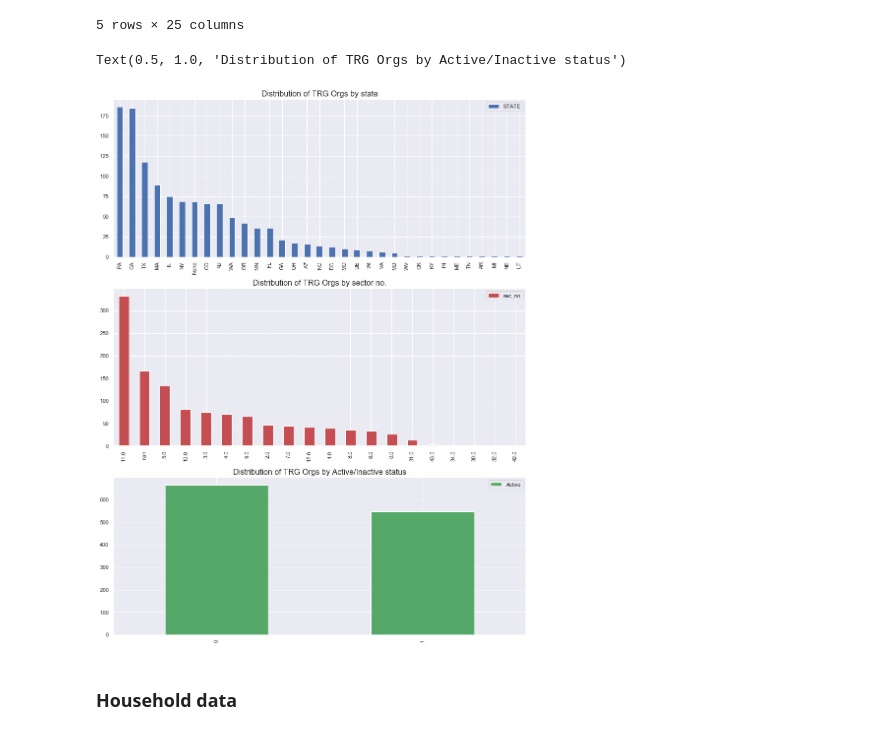
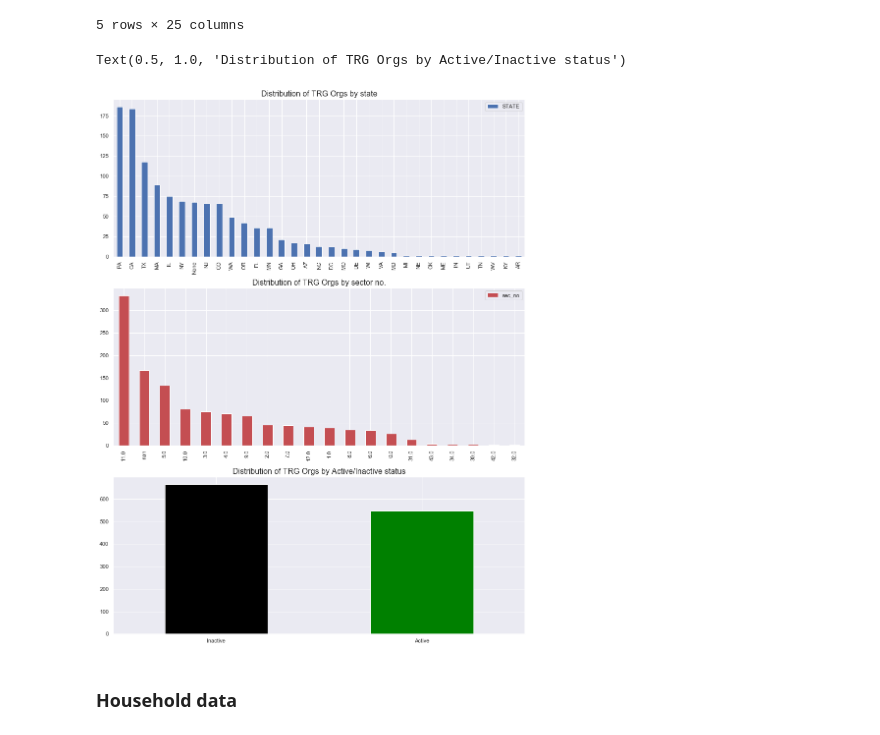
Before and after one commit to gdhungana/cdp-proc, a Jupyter notebook: docs/TRGDW_datasets.ipynb, the cells around one changed output. Cells and saved outputs as stored; diff of their text form; code cells hidden in the pictures.

```diff
--- a/docs/TRGDW_datasets.ipynb
+++ b/docs/TRGDW_datasets.ipynb
@@ -24,7 +24,8 @@ driver='/usr/local/lib/libmsodbcsql.17.dylib' #- local odbc drive
 server='129.119.63.219'
 dbname='TRGDW'
 port=1433
-cnxnTRG=pyodbc.connect(driver=driver,server=server,database=dbname,uid=trguid,pwd=trgpwd,port=port)
+cnxnTRG=pyodbc.connect(driver=driver,server=server,database=dbname,uid=trguid,\
+                       pwd=trgpwd,port=port)
 # %% [markdown]
 Check the tables in the database
 # %%
@@ -107,21 +108,22 @@ trgIntDF.head()
 # %%
 #- Categorical Distributions
 fig=plt.figure(figsize=(15,20))
 ax1=plt.subplot(311)
 trgIntDF['STATE'].astype(str).value_counts().plot(kind='bar')
 ax1.legend()
 plt.title('Distribution of TRG Orgs by state',fontsize=16)
 ax2=plt.subplot(312)
 trgIntDF['sec_no'].astype(str).value_counts().plot(kind='bar',color='r')
 ax2.legend()
 plt.title('Distribution of TRG Orgs by sector no.',fontsize=16)
 ax3=plt.subplot(313)
-trgIntDF['Active'].astype(str).value_counts().plot(kind='bar',color='g')
-ax3.legend()
+trgIntDF['Active'].astype(str).value_counts().plot.bar(color=['Black','Green'])
+#trgIntDF['Active'].astype(str).value_counts().plot(kind='bar',color=['Black','Green'],label='Inactive')
+ax3.set_xticklabels(['Inactive','Active'],rotation=0)
 plt.title('Distribution of TRG Orgs by Active/Inactive status',fontsize=16)
 # %% [output]
 Text(0.5, 1.0, 'Distribution of TRG Orgs by Active/Inactive status')
-[figure, old version]
+[figure, new version]
 # %% [markdown]
 ### Household data
 # %%
```
Also changed, not shown: parts of 3 cells of this notebook.
